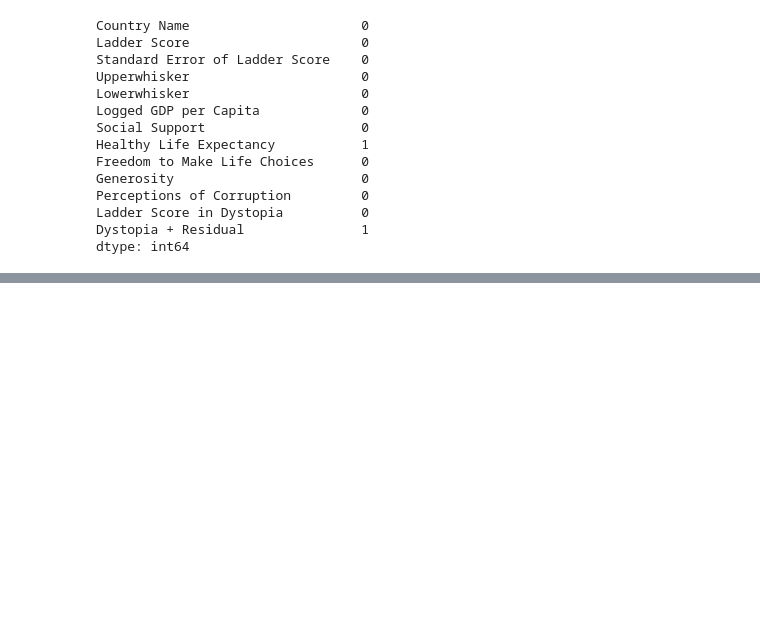
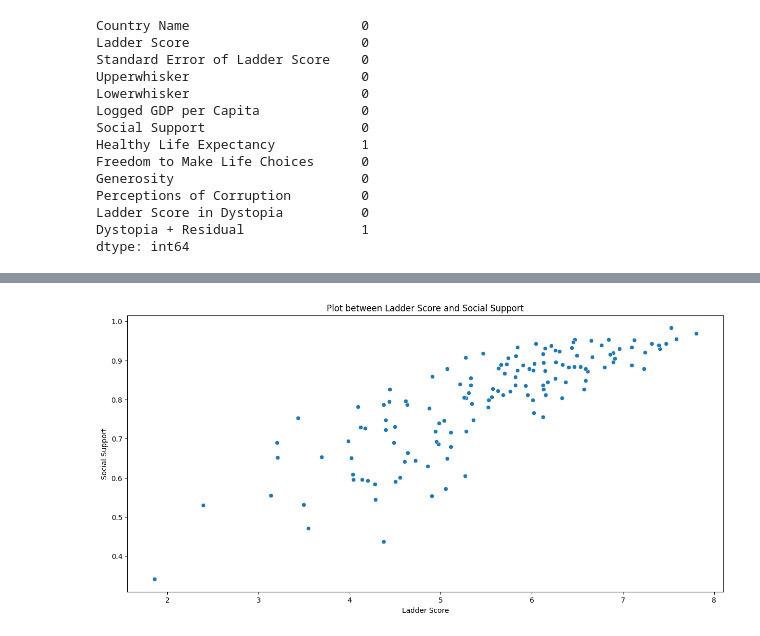
Before and after one commit to hasatsrnkn/World-Happiness-2023-Data-Analysis, a Jupyter notebook: code/main.ipynb, the cells around one changed output, grey strips where cells are left out. Saved outputs shown, nothing was run; the diff lists cells and outputs as text; code cells hidden in the pictures; blank space fills up the shorter version.

```diff
--- a/code/main.ipynb
+++ b/code/main.ipynb
@@ -157,0 +177,4 @@ plt.show()
+# %%
+scatterSpotFunction('Ladder Score', 'Social Support')
+# %% [output]
+[figure, added]
```
Also changed, not shown: parts of 9 cells of this notebook.
